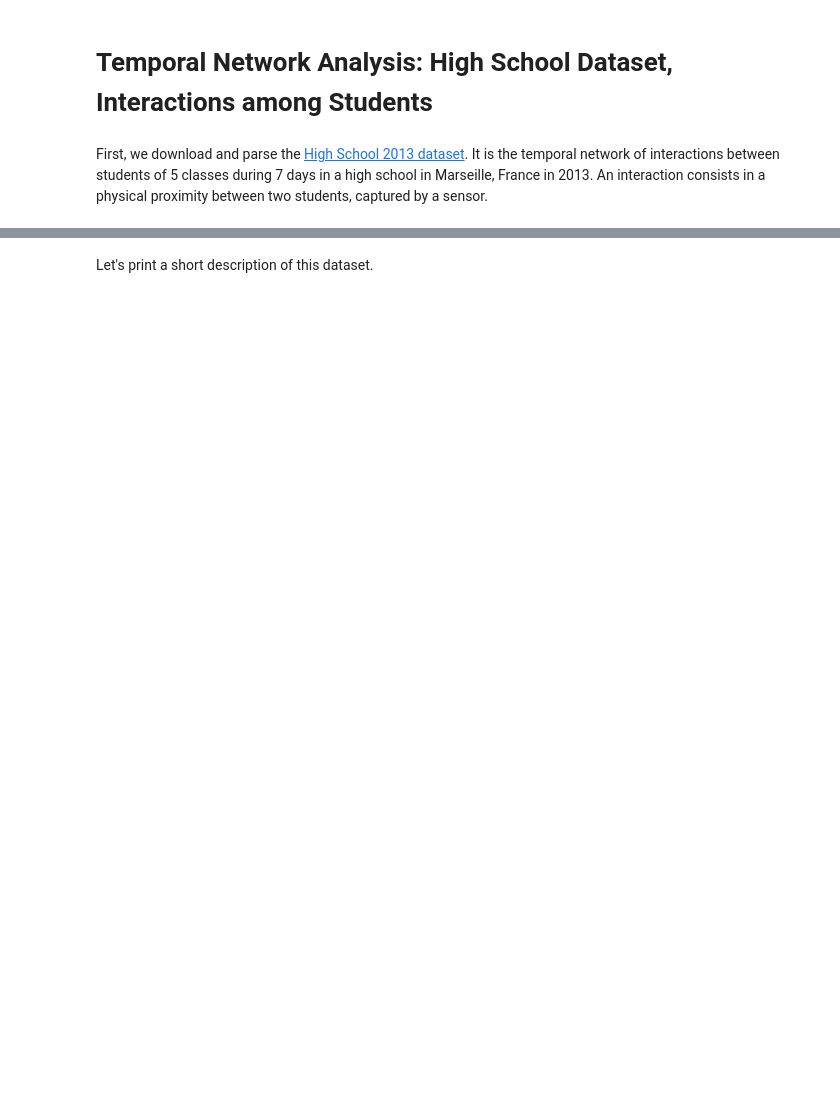
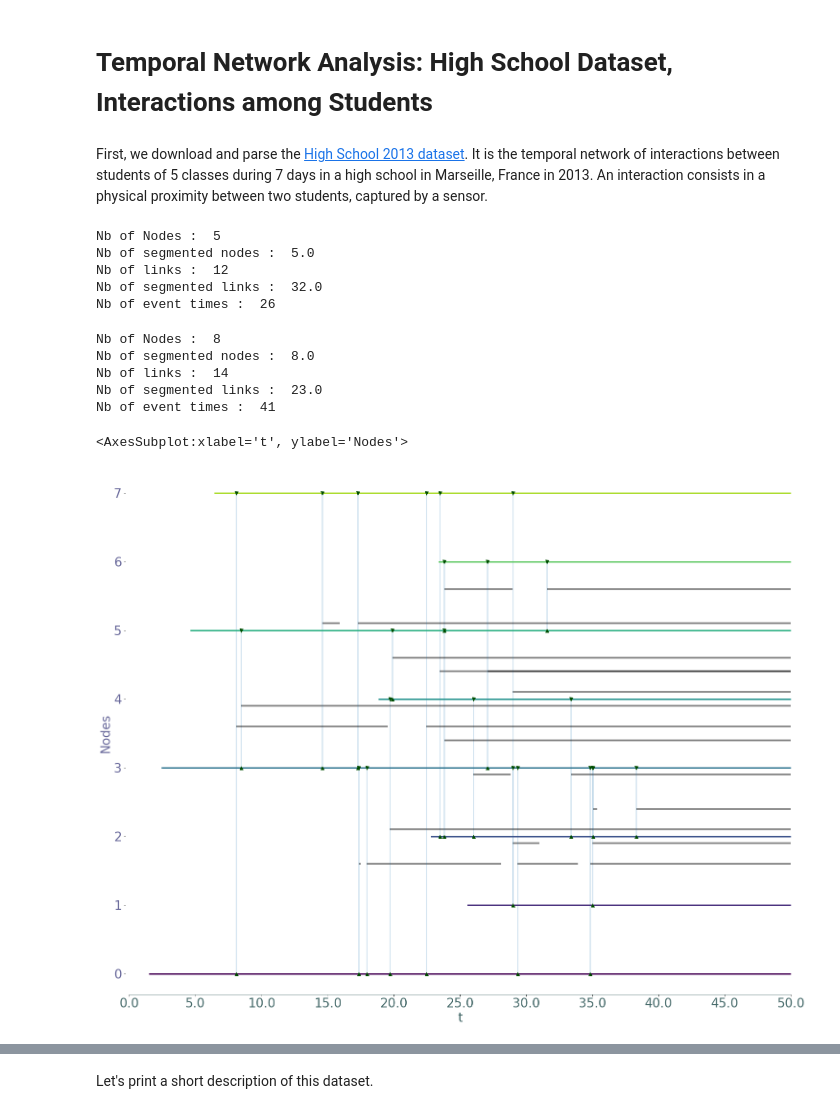
Before and after one commit to busyweaver/Straph, a Jupyter notebook: docs/notebooks/Use Case 1, Temporal Network Analysis-betweenness.ipynb, the cells around one changed output, grey strips where cells are left out. Cells and saved outputs as stored; diff of their text form; code cells hidden in the pictures; blank space fills up the shorter version.

```diff
--- a/docs/notebooks/Use Case 1, Temporal Network Analysis-betweenness.ipynb
+++ b/docs/notebooks/Use Case 1, Temporal Network Analysis-betweenness.ipynb
@@ -54,3 +54,58 @@ S = sg.parser(input_file=file_name,
            output_file="high_school_2013",
            output_format='sg',
            **config)
+# %%
+#sigmasv_links.sg
+import matplotlib.pyplot as plt
+plt.rcParams["figure.figsize"] = (25,20)
+import straph as sg
+import straph.betweenness as bt
+path_directory = "examples/"
+S = sg.read_stream_graph(path_nodes=path_directory + "latapy_test_intro_nodes.sg",
+                      path_links=path_directory + "latapy_test_intro_links.sg")
+S.describe()
+# %% [output]
+Nb of Nodes :  5
+Nb of segmented nodes :  5.0
+Nb of links :  12
+Nb of segmented links :  32.0
+Nb of event times :  26
+# %%
+import numpy
+T = [0, 50]
+nb_node = 8
+occurrence_law_node = 'poisson'
+presence_law_node = 'uniform'
+
+occurrence_param_node = 3
+presence_param_node = 100
+
+occurrence_law_link = 'poisson'
+presence_law_link = 'uniform'
+
+occurrence_param_link = 5
+presence_param_link = 15
+p_link = numpy.sqrt(nb_node)/nb_node
+S = sg.erdos_renyi(T,
+                    nb_node,
+                    occurrence_law_node,
+                    occurrence_param_node,
+                    presence_law_node,
+                    presence_param_node,
+                    occurrence_law_link,
+                    occurrence_param_link,
+                    presence_law_link,
+                    presence_param_link,
+                    p_link)
+S.describe()
+# %% [output]
+Nb of Nodes :  8
+Nb of segmented nodes :  8.0
+Nb of links :  14
+Nb of segmented links :  23.0
+Nb of event times :  41
+# %%
+S.plot()
+# %% [output]
+<AxesSubplot:xlabel='t', ylabel='Nodes'>
+[figure, added]
```
Also changed, not shown: parts of 63 cells of this notebook, 4 other files.
